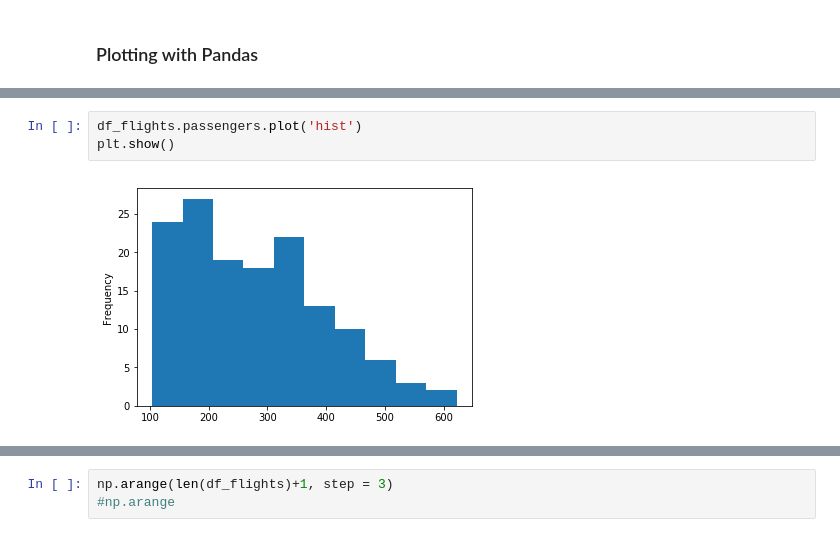
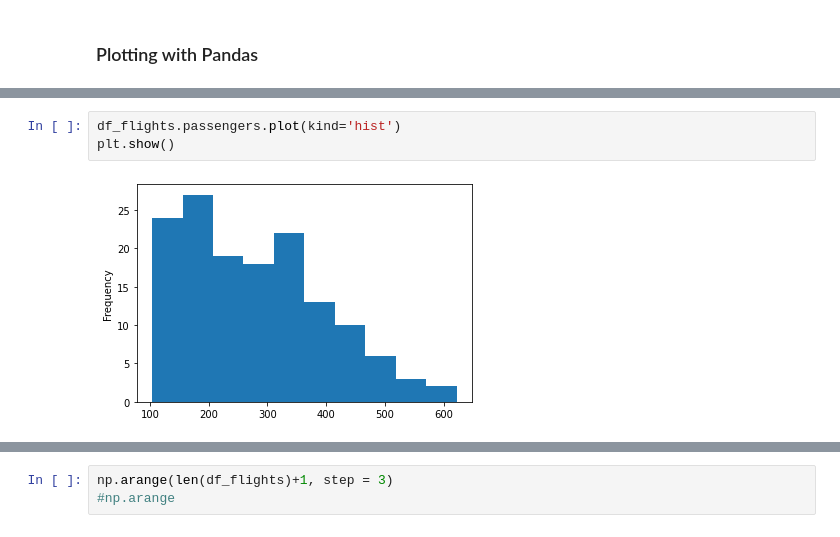
Before and after one commit to byrontang/data-analysis-with-python, a Jupyter notebook: 2_pandas-dataframe.ipynb, the cells around one changed output, grey strips where cells are left out. Drawn from its saved outputs; the diff is of its cells as text.

```diff
--- a/2_pandas-dataframe.ipynb
+++ b/2_pandas-dataframe.ipynb
@@ -1011,8 +1082,8 @@ plt.show()
 # %%
-df_flights.passengers.plot('hist')
+df_flights.passengers.plot(kind='hist')
 plt.show()
 # %% [output]
-[figure, old version]
+[figure, new version]
 # %%
 df_flights.plot(kind = 'scatter', x = 'year', y = 'passengers')
 plt.show()
```
Also changed, not shown: parts of 71 cells of this notebook.
